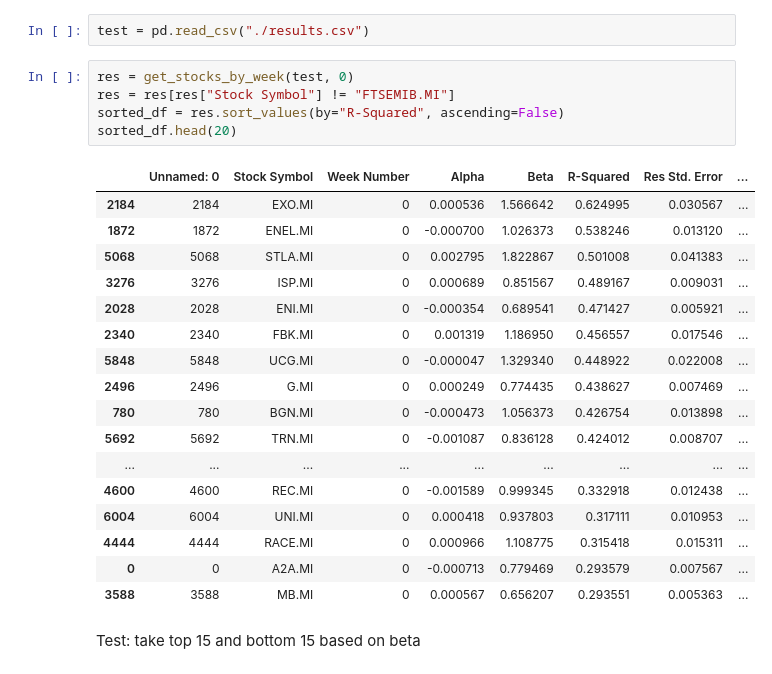
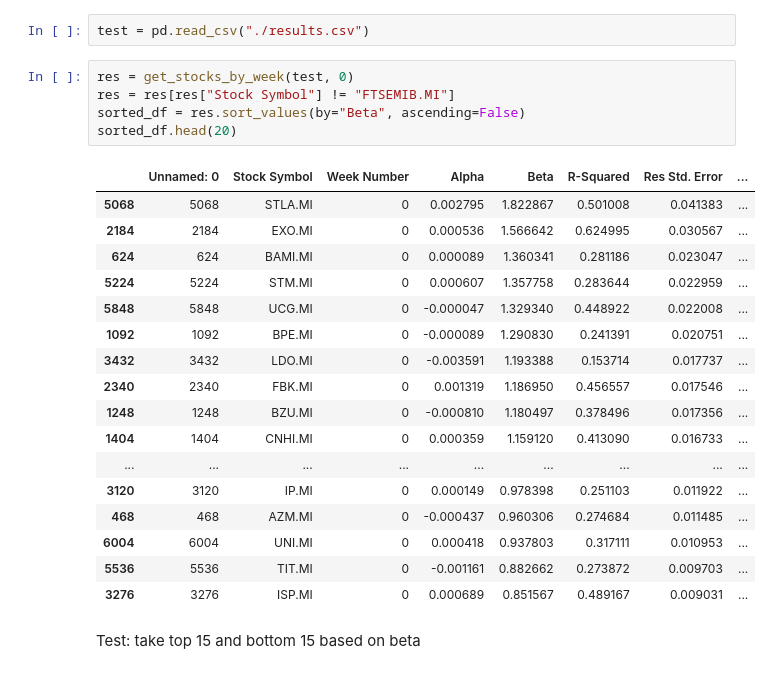
Before and after one commit to Blowdire/Progetto, a Jupyter notebook: Data_Procecssing.ipynb, the cells around one changed output. Drawn from its saved outputs; the diff is of its cells as text.

```diff
--- a/Data_Procecssing.ipynb
+++ b/Data_Procecssing.ipynb
@@ -32,26 +32,26 @@ test = pd.read_csv("./results.csv")
 # %%
 res = get_stocks_by_week(test, 0)
 res = res[res["Stock Symbol"] != "FTSEMIB.MI"]
-sorted_df = res.sort_values(by="R-Squared", ascending=False)
+sorted_df = res.sort_values(by="Beta", ascending=False)
 sorted_df.head(20)
 # %% [output]
 |  | Unnamed: 0 | Stock Symbol | Week Number | Alpha | Beta | R-Squared | Res Std. Error | ... |
+| 5068 | 5068 | STLA.MI | 0 | 0.002795 | 1.822867 | 0.501008 | 0.041383 | ... |
 | 2184 | 2184 | EXO.MI | 0 | 0.000536 | 1.566642 | 0.624995 | 0.030567 | ... |
-| 1872 | 1872 | ENEL.MI | 0 | -0.000700 | 1.026373 | 0.538246 | 0.013120 | ... |
-| 5068 | 5068 | STLA.MI | 0 | 0.002795 | 1.822867 | 0.501008 | 0.041383 | ... |
+| 624 | 624 | BAMI.MI | 0 | 0.000089 | 1.360341 | 0.281186 | 0.023047 | ... |
+| 5224 | 5224 | STM.MI | 0 | 0.000607 | 1.357758 | 0.283644 | 0.022959 | ... |
+| 5848 | 5848 | UCG.MI | 0 | -0.000047 | 1.329340 | 0.448922 | 0.022008 | ... |
+| 1092 | 1092 | BPE.MI | 0 | -0.000089 | 1.290830 | 0.241391 | 0.020751 | ... |
+| 3432 | 3432 | LDO.MI | 0 | -0.003591 | 1.193388 | 0.153714 | 0.017737 | ... |
+| 2340 | 2340 | FBK.MI | 0 | 0.001319 | 1.186950 | 0.456557 | 0.017546 | ... |
+| 1248 | 1248 | BZU.MI | 0 | -0.000810 | 1.180497 | 0.378496 | 0.017356 | ... |
+| 1404 | 1404 | CNHI.MI | 0 | 0.000359 | 1.159120 | 0.413090 | 0.016733 | ... |
+| ... | ... | ... | ... | ... | ... | ... | ... | ... |
+| 3120 | 3120 | IP.MI | 0 | 0.000149 | 0.978398 | 0.251103 | 0.011922 | ... |
+| 468 | 468 | AZM.MI | 0 | -0.000437 | 0.960306 | 0.274684 | 0.011485 | ... |
+| 6004 | 6004 | UNI.MI | 0 | 0.000418 | 0.937803 | 0.317111 | 0.010953 | ... |
+| 5536 | 5536 | TIT.MI | 0 | -0.001161 | 0.882662 | 0.273872 | 0.009703 | ... |
 | 3276 | 3276 | ISP.MI | 0 | 0.000689 | 0.851567 | 0.489167 | 0.009031 | ... |
-| 2028 | 2028 | ENI.MI | 0 | -0.000354 | 0.689541 | 0.471427 | 0.005921 | ... |
-| 2340 | 2340 | FBK.MI | 0 | 0.001319 | 1.186950 | 0.456557 | 0.017546 | ... |
-| 5848 | 5848 | UCG.MI | 0 | -0.000047 | 1.329340 | 0.448922 | 0.022008 | ... |
-| 2496 | 2496 | G.MI | 0 | 0.000249 | 0.774435 | 0.438627 | 0.007469 | ... |
-| 780 | 780 | BGN.MI | 0 | -0.000473 | 1.056373 | 0.426754 | 0.013898 | ... |
-| 5692 | 5692 | TRN.MI | 0 | -0.001087 | 0.836128 | 0.424012 | 0.008707 | ... |
-| ... | ... | ... | ... | ... | ... | ... | ... | ... |
-| 4600 | 4600 | REC.MI | 0 | -0.001589 | 0.999345 | 0.332918 | 0.012438 | ... |
-| 6004 | 6004 | UNI.MI | 0 | 0.000418 | 0.937803 | 0.317111 | 0.010953 | ... |
-| 4444 | 4444 | RACE.MI | 0 | 0.000966 | 1.108775 | 0.315418 | 0.015311 | ... |
-| 0 | 0 | A2A.MI | 0 | -0.000713 | 0.779469 | 0.293579 | 0.007567 | ... |
-| 3588 | 3588 | MB.MI | 0 | 0.000567 | 0.656207 | 0.293551 | 0.005363 | ... |
 # %% [markdown]
 Test: take top 15 and bottom 15 based on beta
 # %%
```
Also changed, not shown: parts of 10 cells of this notebook, 8 other files.
